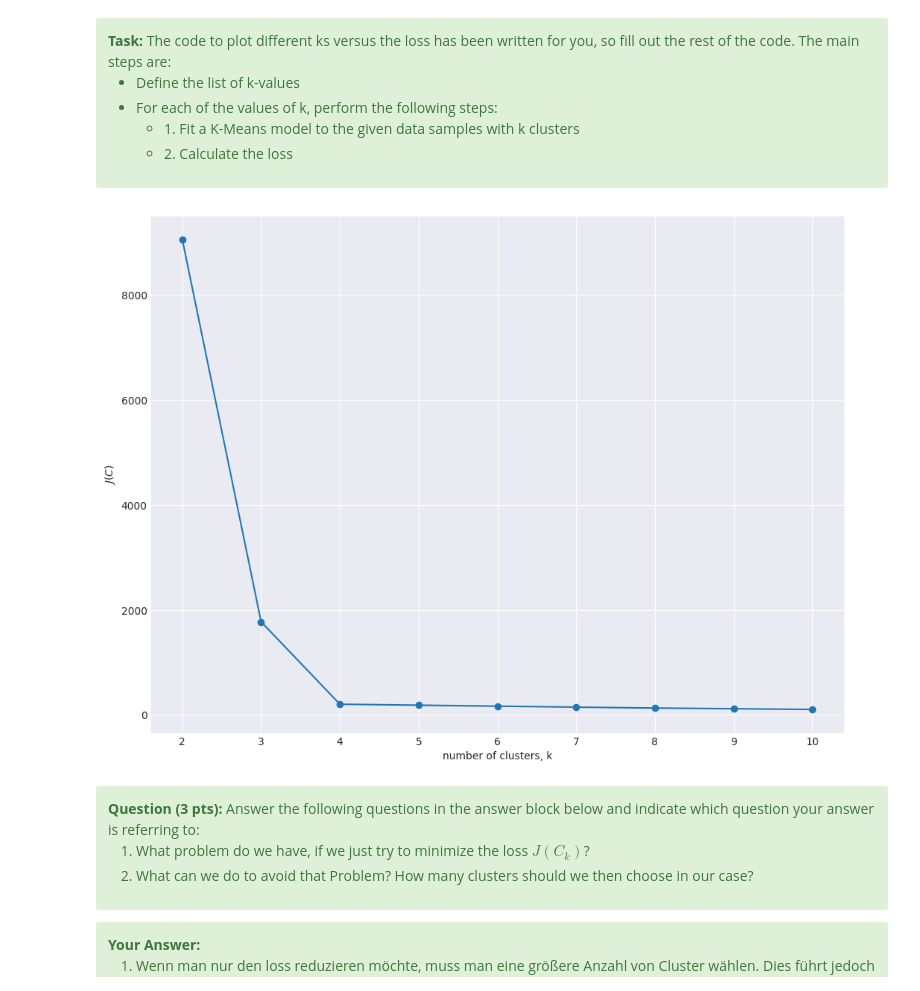
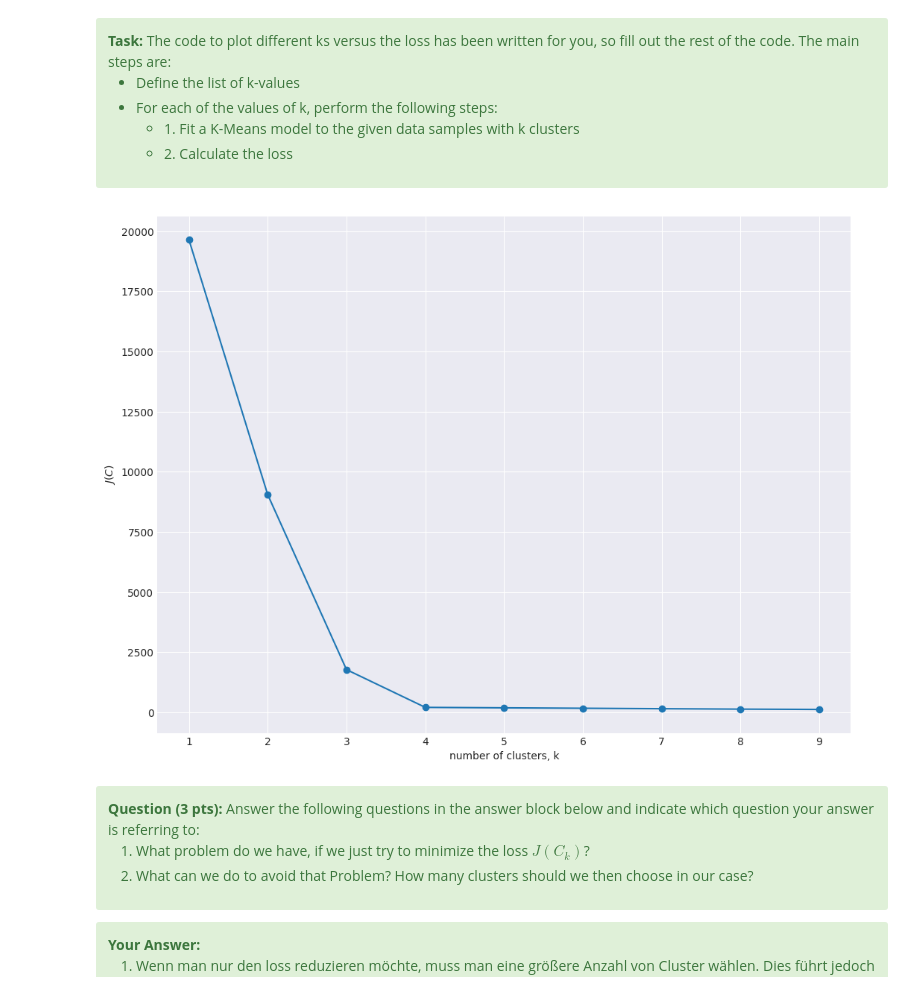
Before and after one commit to anton-seifert/LAMA, a Jupyter notebook: task-3-unsupervised-learning/2_clustering.ipynb, the cells around one changed output. Saved outputs shown, nothing was run; the diff lists cells and outputs as text; code cells hidden in the pictures.

```diff
--- a/task-3-unsupervised-learning/2_clustering.ipynb
+++ b/task-3-unsupervised-learning/2_clustering.ipynb
@@ -439,36 +439,36 @@ def calculate_k_loss(X: np.ndarray, k_min: int, k_max: int) -> Tuple[List[int],
     # STUDENT CODE HERE (3 pts)
     ks=[]
     losses=[]
 
-    for k in range(k_min, k_max + 1):
+    for k in range(k_min, k_max ):
         kmeans = KMeans(n_clusters=k, random_state=RANDOM_STATE).fit(X)
         ks.append(k)
         losses.append(kmeans.inertia_)
 
 
 
     # STUDENT CODE until HERE
     return ks, losses
 
 
 # call your function with a suitable range for k
 ks: List[int]
 losses: List[float]
 
 # STUDENT CODE HERE (1 pt)
 
-ks, losses = calculate_k_loss(X_blob,2,10)
+ks, losses = calculate_k_loss(X_blob,1,10)
 
 # STUDENT CODE until HERE
 
 # Plot ks vs inertias
 plt.plot(ks, losses, '-o')
 plt.xlabel('number of clusters, k')
 plt.ylabel('$ J(C)$')
 plt.xticks(ks)
 plt.show()
 # %% [output]
-[figure, old version]
+[figure, new version]
 # %% [markdown]
 <div class="alert alert-block alert-success">
 <b>Question (3 pts):</b> Answer the following questions in the answer block below and indicate which question your answer is referring to: <br>
```
